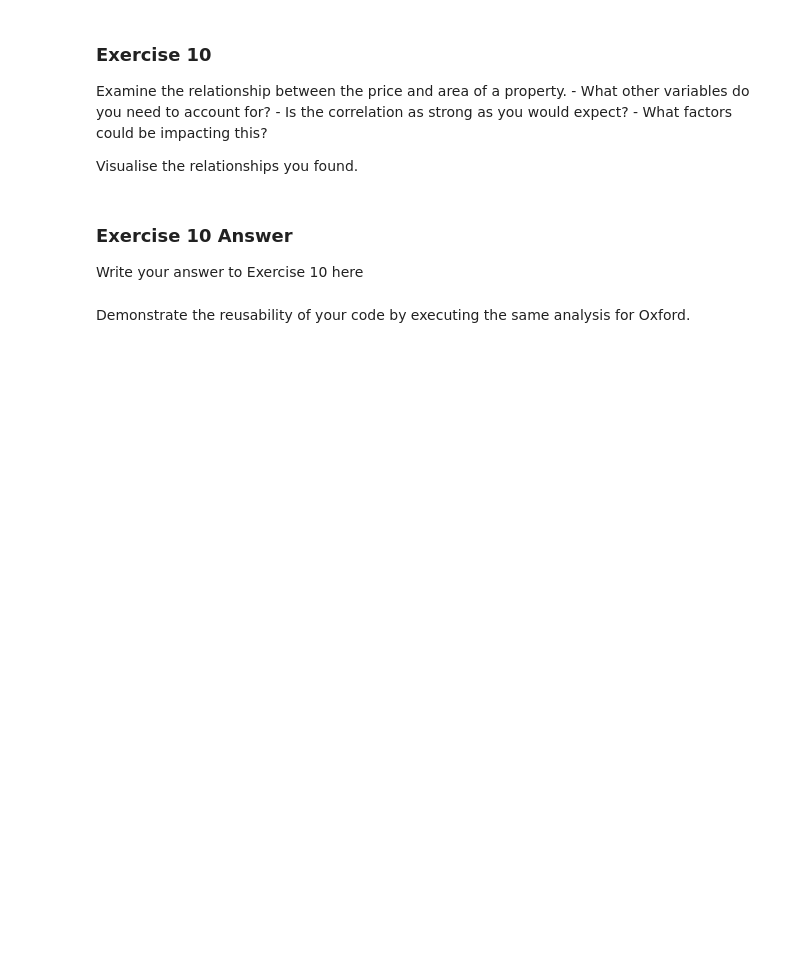
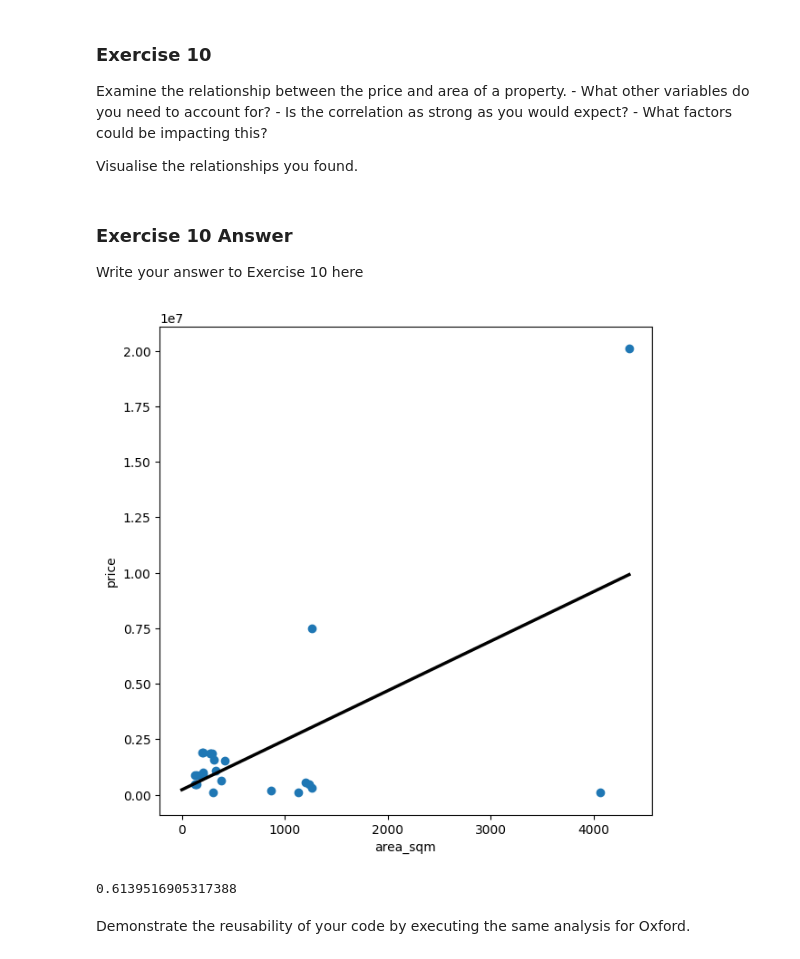
Before and after one commit to MatthewGregson123/fynesse_template, a Jupyter notebook: _notebooks/02_access_assess_geospatial.ipynb, the cells around one changed output. Cells and saved outputs as stored; diff of their text form; code cells hidden in the pictures; blank space fills up the shorter version.

```diff
--- a/_notebooks/02_access_assess_geospatial.ipynb
+++ b/_notebooks/02_access_assess_geospatial.ipynb
@@ -958,11 +967,15 @@ place_name = "Cambridge"
 latitude = 52.1951
 longitude = 0.1313
 
-box_width = 1/111 # About 2.2 km
-north = latitude + box_width/2
-south = latitude - box_width/2
-west = longitude - box_width/2
-east = longitude + box_width/2
+def create_bounding_box(latitude, longitude, distance_km):
+  box_width = distance_km/111
+  north = latitude + box_width/2
+  south = latitude - box_width/2
+  west = longitude - box_width/2
+  east = longitude + box_width/2
+  return north, south, west, east
+
+north, south, west, east = create_bounding_box(latitude, longitude, 1)
 
 start_date = "2020-01-01"
 # %% [markdown]
@@ -1249,4 +1307,33 @@ Visualise the relationships you found.
 
 Write your answer to Exercise 10 here
 # %%
-# Use this box for any code you need
+import scipy.stats as stats
+def plot_df_columns(data, column_x, column_y):
+  x = []
+  y = []
+  for i in range(len(data)):
+    row = data.iloc[i].to_dict()
+    if column_x in row and column_y in row:
+      x.append(row[column_x])
+      y.append(row[column_y])
+
+  fig, ax = plt.subplots(figsize=(7, 7))
+
+  plt.scatter(x, y)
+  plt.xlabel(column_x)
+  plt.ylabel(column_y)
+
+  b, a = np.polyfit(x, y, deg=1)
+  xs = np.linspace(0, math.ceil(max(x)), 100)
+  ys = a + b * xs
+  ax.plot(xs, ys, color="k", lw=2.5)
+
+  plt.show()
+
+  corr, _ = stats.pearsonr (x, y)
+  return corr
+
+print(plot_df_columns(price_area_df, "area_sqm", "price"))
+# %% [output]
+[figure, added]
+0.6139516905317388
```
Also changed, not shown: parts of 22 cells of this notebook.
